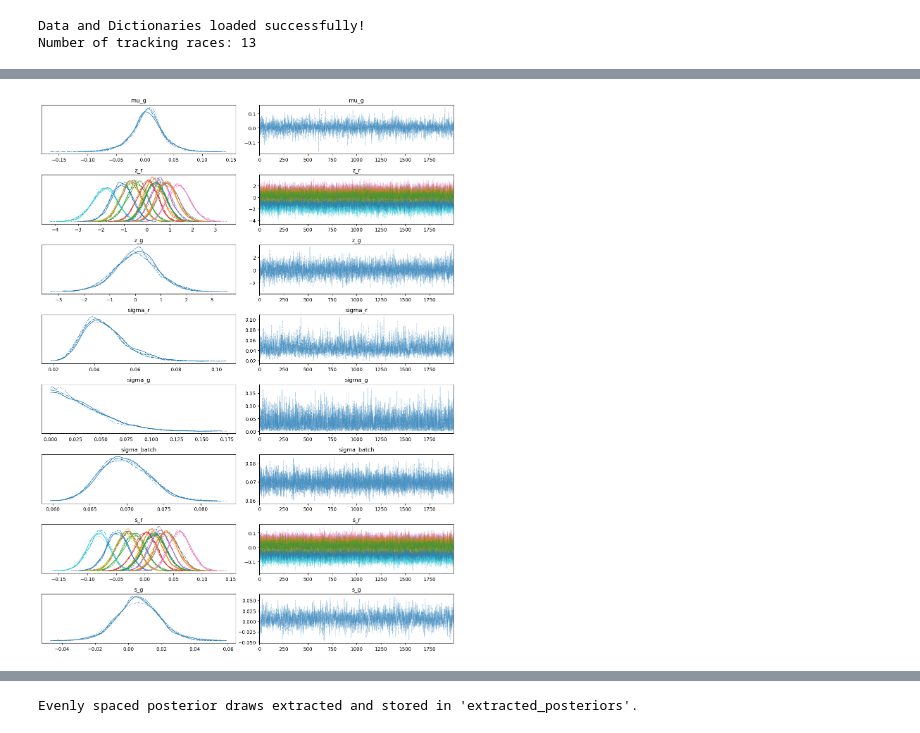
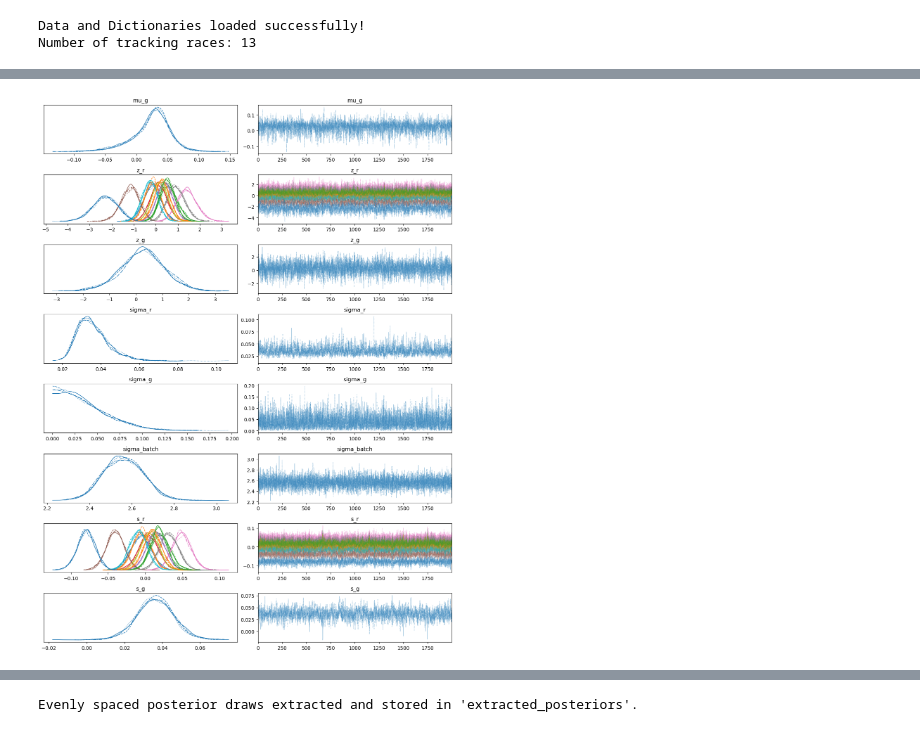
Before and after one commit to rickyrojas311/realtimeElectionForecasting, a Jupyter notebook: model_v2/model_v2.ipynb, the cells around one changed output, grey strips where cells are left out. Cells and saved outputs as stored; diff of their text form; code cells hidden in the pictures.

Commit message:
model v2

```diff
--- a/model_v2/model_v2.ipynb
+++ b/model_v2/model_v2.ipynb
@@ -37,9 +37,10 @@ model_data = drop_data.dropna(subset=['this_batch_dem_proportion']).copy()
 race_idx = model_data['race_id'].values
 n_races = len(race_data)
 b_rt_observed = model_data['this_batch_dem_proportion'].values
+batch_sizes = model_data['this_batch_total_votes'].values
 baseline = model_data['baseline_dem_proportion'].values
 # %%
-with pm.Model() as election_model_v1:
+with pm.Model() as election_model_v2:
 
     # 1. Hyperparameters
     # Variance between races
@@ -50,7 +51,7 @@ with pm.Model() as election_model_v1:
     sigma_g = pm.HalfNormal('sigma_g', sigma=0.05)
 
     # Observation noise for a single batch drop
-    sigma_batch = pm.HalfNormal('sigma_batch', sigma=0.05)
+    sigma_batch = pm.HalfNormal('sigma_batch', sigma=0.31)
 
     # 2. Race-Specific Latent State (Non-centered parameterization)
     z_r = pm.Normal('z_r', mu=0.0, sigma=1.0, shape=n_races)
@@ -70,15 +71,15 @@ with pm.Model() as election_model_v1:
     # The likelihood of the data we actually observed
     b_rt = pm.Normal('b_rt',
                      mu=expected_b,
-                     sigma=sigma_batch,
+                     sigma=sigma_batch / (batch_sizes ** 0.5),
                      observed=b_rt_observed)
 # %%
-with election_model_v1:
+with election_model_v2:
     # Run the MCMC sampler
-    trace_v1 = pm.sample(draws=2000, tune=1000, chains=4, target_accept=0.99, random_seed=42)
+    trace_v2 = pm.sample(draws=2000, tune=1000, chains=4, target_accept=0.99, random_seed=42)
 
 # Check out the summary of the latent parameters we care about
-display(az.summary(trace_v1, var_names=['s_g', 's_r']))
+display(az.summary(trace_v2, var_names=['s_g', 's_r']))
 # %% [output]
 Initializing NUTS using jitter+adapt_diag...
 Multiprocess sampling (4 chains in 4 jobs)
@@ -104,9 +105,9 @@ Sampling 4 chains for 1_000 tune and 2_000 draw iterations (4_000 + 8_000 draws
 # %%
-az.plot_trace(trace_v1)
+az.plot_trace(trace_v2)
 plt.tight_layout()
 plt.show()
 # %% [output]
-[figure, old version]
+[figure, new version]
 # %%
 # Dictionary to store the traces for each batch
 model_traces = {}
```
Also changed, not shown: parts of 13 cells of this notebook, 3 other files.
